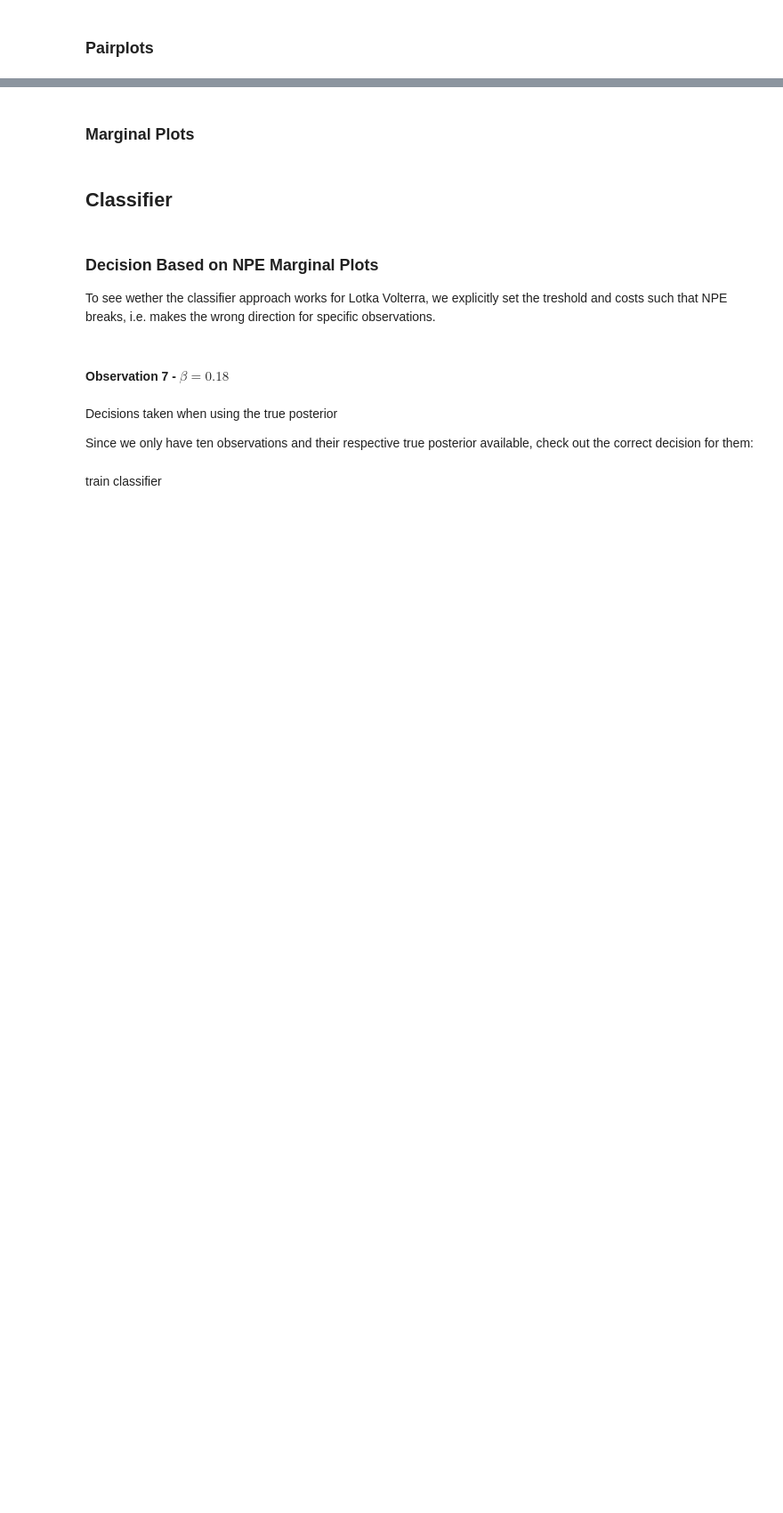
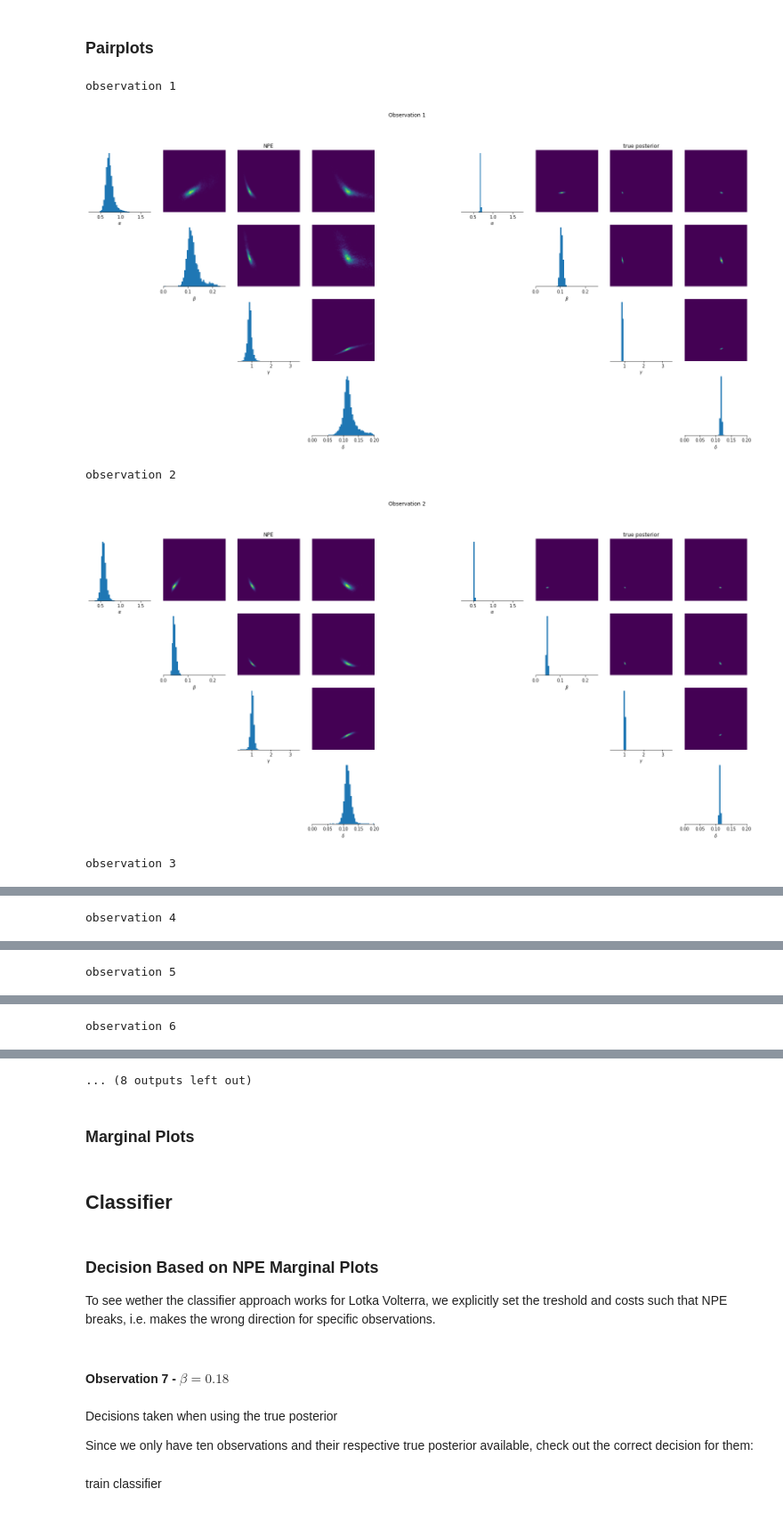
Before and after one commit to mackelab/amortized-decision-making, a Jupyter notebook: scripts/lotka_volterra.ipynb, the cells around one changed output, grey strips where cells are left out. Shown at 89% size. Drawn from its saved outputs; the diff is of its cells as text; code cells hidden in the pictures; blank space fills up the shorter version.

```diff
--- a/scripts/lotka_volterra.ipynb
+++ b/scripts/lotka_volterra.ipynb
@@ -111,9 +113,9 @@ train_posterior = False
 if train_posterior:
     # since NPE is amoritzed, return the posterior and use it for all observations
     npe_posterior = train_npe(theta_train, x_train, num_observation=1)
-    torch.save(npe_posterior, f"./results/lotka_volterra/npe_posterior_sim{num_sim//1000}k.pt")
+    torch.save(npe_posterior, f"./results/lotka_volterra/npe/npe_posterior_sim{num_sim//1000}k.pt")
 else:
-    npe_posterior = torch.load(f"./results/lotka_volterra/npe_posterior_sim{num_sim//1000}k.pt")
+    npe_posterior = torch.load(f"./results/lotka_volterra/npe/npe_posterior_sim{num_sim//1000}k.pt")
 # %%
 num_samples = 10000
 npe_samples = []
@@ -142,42 +150,48 @@ for obs in range(1,11):
     #limits = limit_dict[str(obs)]
     labels=[r'$\alpha$', r'$\beta$', r'$\gamma$', r'$\delta$']
     dims = 4
-    rows = 4
-    cols = 9
-    fig, axes = plt.subplots(rows,cols,figsize=(27,12))
+    rows = dims
+    cols = 2*dims+1
+    fig, axes = plt.subplots(rows,cols,figsize=(cols*3,rows*3))
     fig.suptitle(f'Observation {obs}')
     axes[0,2].set_title('NPE')
     axes[0,7].set_title('true posterior')
     for r in range(rows):
         for c in range(cols):
             # diagonals
             if r==c:
                 format_axis(axes[r,c], xhide=False, xlabel=labels[c], yhide=True,)
                 format_axis(axes[r,c+dims+1], xhide=False, xlabel=labels[c], yhide=True,)
                 axes[r,c].hist(npe_samples[obs-1][:,c%dims], bins=50, range=[limits[r][0], limits[r][1]])
                 axes[r,c].set_xlim((limits[c][0], limits[c][1]))
                 axes[r,c+dims+1].hist(reference_samples[obs-1][:,c%dims], bins=50, range=[limits[r][0], limits[r][1]])
                 axes[r,c+dims+1].set_xlim((limits[c][0], limits[c][1]))
-            elif (c == 4) or (r>c) or (r>(c%5)):
+            elif (c == dims) or (r>c) or (r>(c%(dims+1))):
                 axes[r,c].axis("off")
                 continue
             # off-diagonals
             # NPE
-            elif c < 4:
+            elif c < dims:
                 format_axis(axes[r,c], xhide=True, yhide=True,)
                 hist, xedges, yedges = np.histogram2d(npe_samples[obs-1][:,c%dims].numpy(),
                                                     npe_samples[obs-1][:,r%dims].numpy(),
                                                     bins=100,
                                                     range=[[limits[c][0], limits[c][1]],[limits[r][0], limits[r][1]],],)
                 axes[r,c].imshow(hist.T, origin="lower", extent=[xedges[0],xedges[-1],yedges[0],yedges[-1],], aspect="auto",)
             # True posterior
-            elif c > 4 and not r==((c-1)%dims):
+            elif c > dims and not r==((c-1)%dims):
                 format_axis(axes[r,c], xhide=True, yhide=True,)
                 hist, xedges, yedges = np.histogram2d(reference_samples[obs-1][:,(c-1)%dims].numpy(),
                                                     reference_samples[obs-1][:,r%dims].numpy(),
                                                     bins=100,
                                                     range=[[limits[(c-1)%dims][0], limits[(c-1)%dims][1]],[limits[r][0], limits[r][1]],],)
                 axes[r,c].imshow(hist.T, origin="lower", extent=[xedges[0],xedges[-1],yedges[0],yedges[-1],], aspect="auto",)
-    fig.savefig(f'./results/lotka_volterra/npe_vs_true/npe_vs_true_obs{obs}.pdf')
-    fig.savefig(f'./results/lotka_volterra/npe_vs_true/npe_vs_true_obs{obs}.jpg')
+    #fig.savefig(f'./results/lotka_volterra/npe_vs_true/npe_vs_true_obs{obs}.pdf')
+    #fig.savefig(f'./results/lotka_volterra/npe_vs_true/npe_vs_true_obs{obs}.jpg')
     plt.show()
+# %% [output]
+observation 1
+[figure, added]
+observation 2
+[figure, added]
+observation 3
@@ -183,0 +199 @@ for obs in range(1,11):
+observation 4
@@ -183,0 +201 @@ for obs in range(1,11):
+observation 5
@@ -183,0 +203 @@ for obs in range(1,11):
+observation 6
@@ -184,3 +205,4 @@ for obs in range(1,11):
+... (8 outputs left out)
 # %% [markdown]
 ### Marginal Plots
 # %%
```
Also changed, not shown: parts of 5 cells of this notebook.
